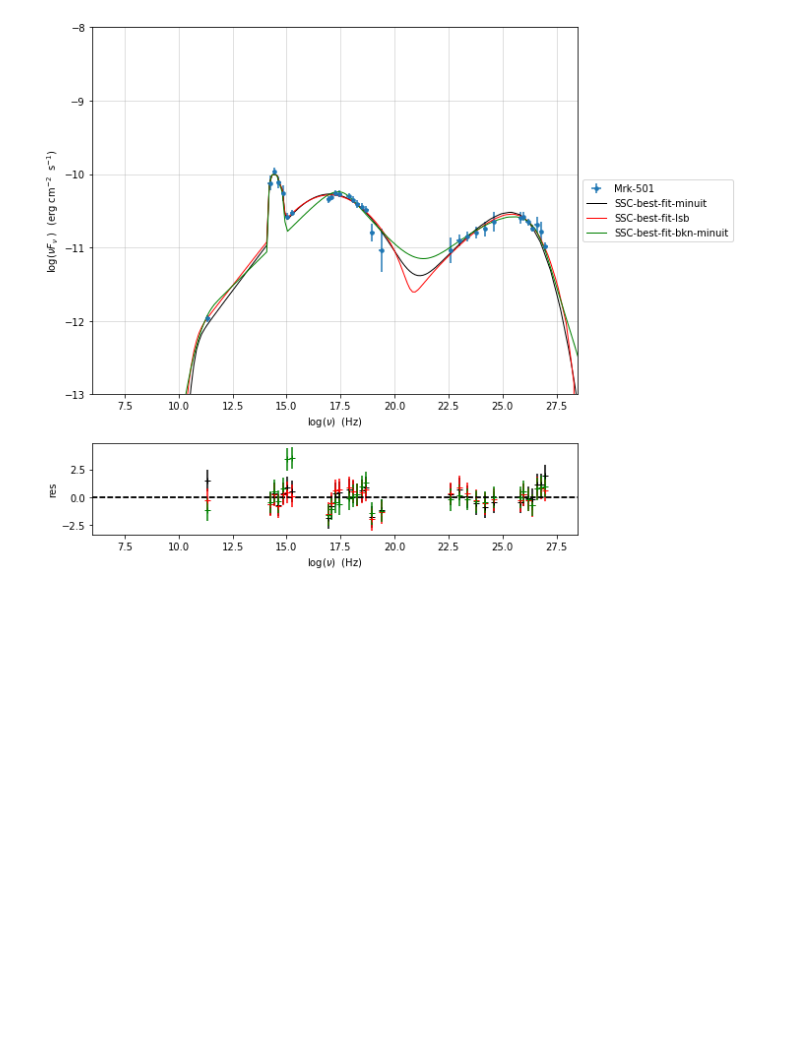
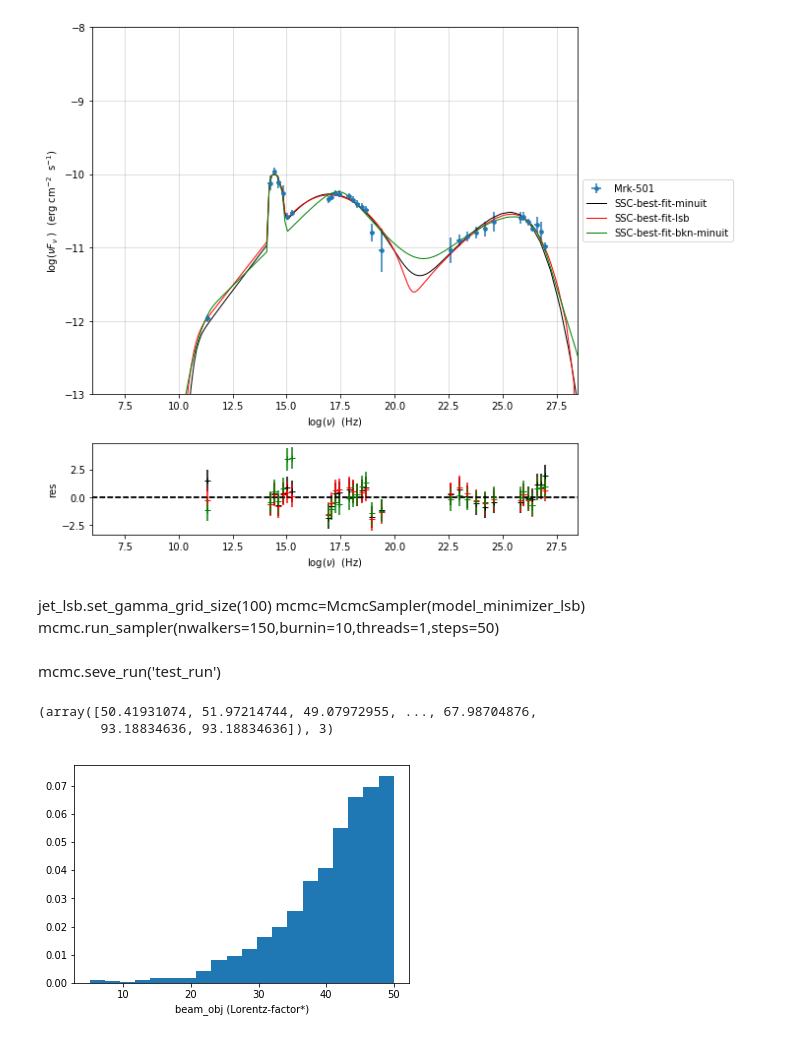
Before and after one commit to andreatramacere/jetset, a Jupyter notebook: notebooks/QuickStart.ipynb, the cells around one changed output. Saved outputs shown, nothing was run; the diff lists cells and outputs as text; code cells hidden in the pictures; blank space fills up the shorter version.

```diff
--- a/notebooks/Untitled.ipynb
+++ b/notebooks/QuickStart.ipynb
@@ -774,0 +777,18 @@ p2.rescale(y_min=-13,x_min=6,x_max=28.5)
+# %% [markdown]
+jet_lsb.set_gamma_grid_size(100)
+mcmc=McmcSampler(model_minimizer_lsb)
+mcmc.run_sampler(nwalkers=150,burnin=10,threads=1,steps=50)
+# %% [markdown]
+mcmc.seve_run('test_run')
+# %%
+from jetset.mcmc import SamplerOutput
+s=SamplerOutput.from_file('test_run')
+# %%
+mcmc.sampler_out.get_par('N')
+# %% [output]
+(array([50.41931074, 51.97214744, 49.07972955, ..., 67.98704876,
+        93.18834636, 93.18834636]), 3)
+# %%
+f=s.plot_par('beam_obj',log_plot=False)
+# %% [output]
+[figure, added]
```
Also changed, not shown: parts of 4 cells of this notebook, 2 other files.
